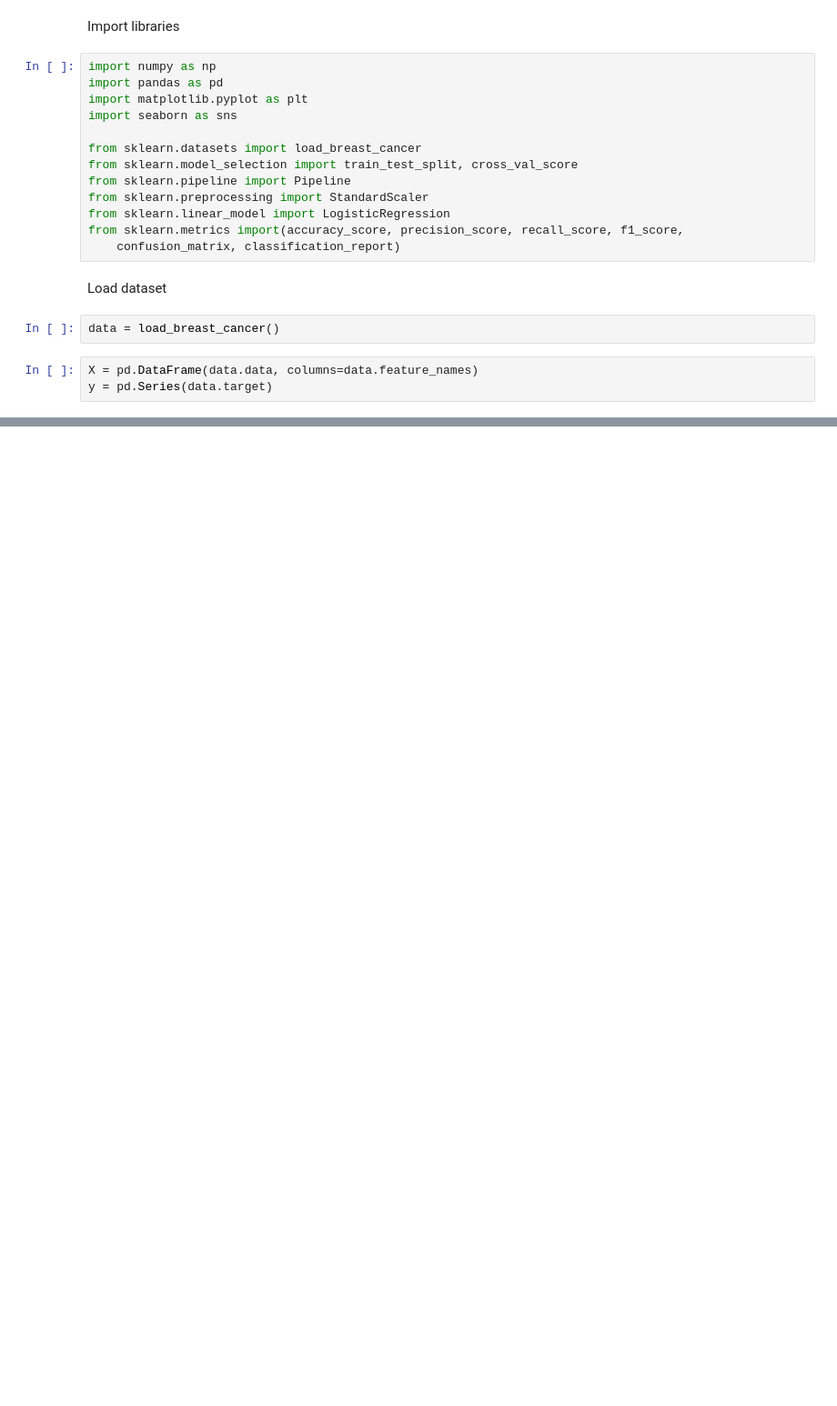
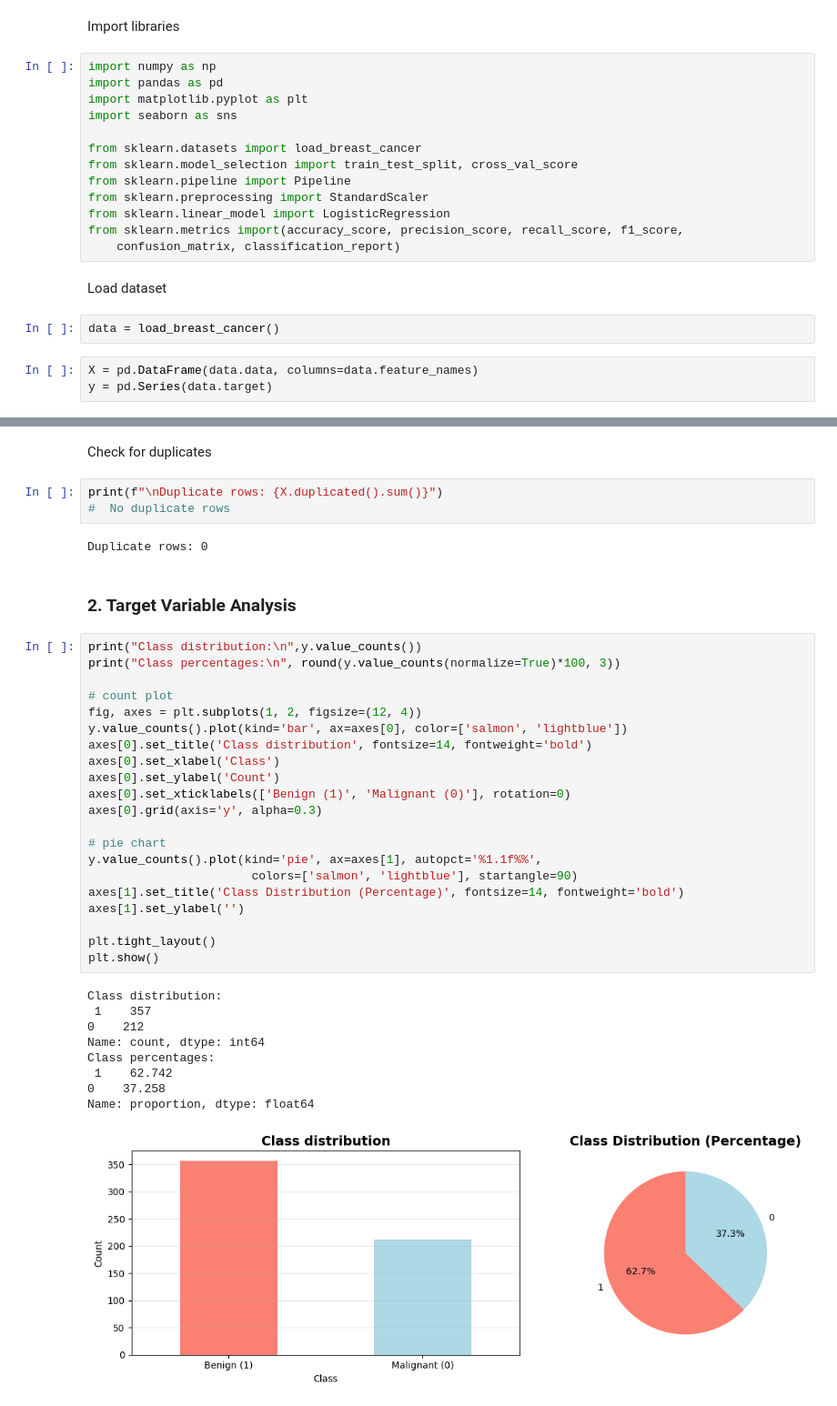
Before and after one commit to sara-fuentes/breast-cancer-classifier, a Jupyter notebook: breast_cancer_classifier.ipynb, the cells around one changed output, grey strips where cells are left out. Shown at 91% size. Saved outputs shown, nothing was run; the diff lists cells and outputs as text; blank space fills up the shorter version.

Commit message:
exploratory data analysis

```diff
--- a/breast_cancer_classifier.ipynb
+++ b/breast_cancer_classifier.ipynb
@@ -39,0 +101,40 @@ Clases: ['malignant' 'benign']
+# %% [markdown]
+Check for duplicates
+# %%
+print(f"\nDuplicate rows: {X.duplicated().sum()}")
+#  No duplicate rows
+# %% [output]
+Duplicate rows: 0
+# %% [markdown]
+### 2. Target Variable Analysis
+# %%
+print("Class distribution:\n",y.value_counts())
+print("Class percentages:\n", round(y.value_counts(normalize=True)*100, 3))
+
+# count plot
+fig, axes = plt.subplots(1, 2, figsize=(12, 4))
+y.value_counts().plot(kind='bar', ax=axes[0], color=['salmon', 'lightblue'])
+axes[0].set_title('Class distribution', fontsize=14, fontweight='bold')
+axes[0].set_xlabel('Class')
+axes[0].set_ylabel('Count')
+axes[0].set_xticklabels(['Benign (1)', 'Malignant (0)'], rotation=0)
+axes[0].grid(axis='y', alpha=0.3)
+
+# pie chart
+y.value_counts().plot(kind='pie', ax=axes[1], autopct='%1.1f%%',
+                       colors=['salmon', 'lightblue'], startangle=90)
+axes[1].set_title('Class Distribution (Percentage)', fontsize=14, fontweight='bold')
+axes[1].set_ylabel('')
+
+plt.tight_layout()
+plt.show()
+# %% [output]
+Class distribution:
+ 1    357
+0    212
+Name: count, dtype: int64
+Class percentages:
+ 1    62.742
+0    37.258
+Name: proportion, dtype: float64
+[figure, added]
```
Also changed, not shown: parts of 31 cells of this notebook.
